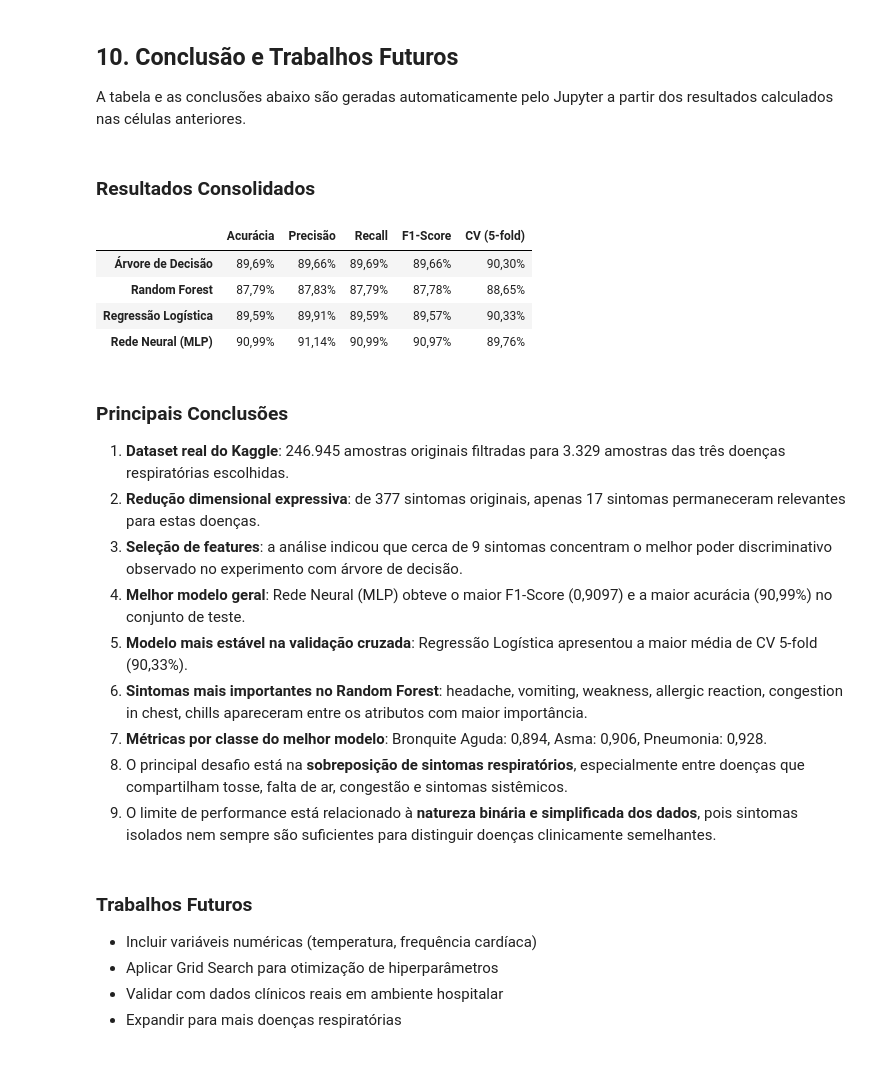
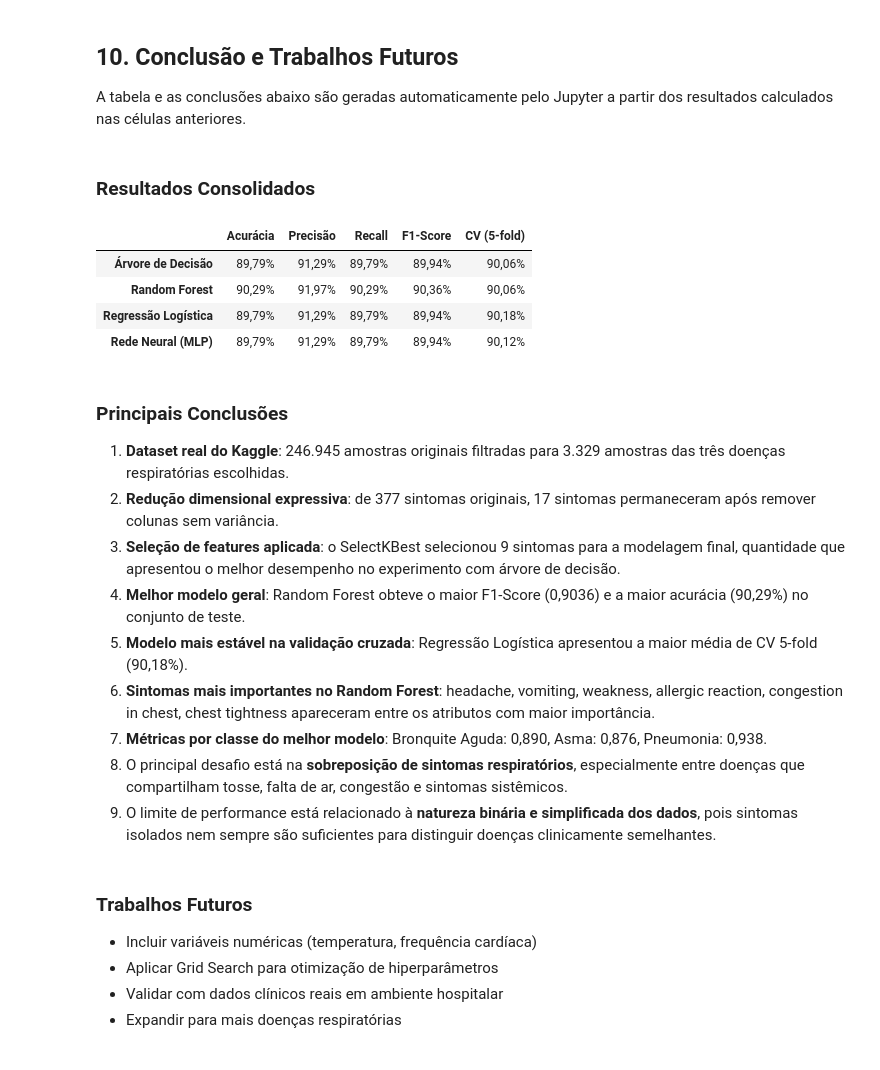
Before and after one commit to figueirego/classificacao-doencas-respiratorias, a Jupyter notebook: projeto_classificacao_doencas.ipynb, the cells around one changed output. Drawn from its saved outputs; the diff is of its cells as text; code cells hidden in the pictures.

```diff
--- a/projeto_classificacao_doencas.ipynb
+++ b/projeto_classificacao_doencas.ipynb
@@ -305,11 +305,18 @@ ax.legend()
 plt.tight_layout()
 plt.show()
 
-# Usar todas as 17 features (poucas e todas relevantes)
-features_selecionadas = X.columns.tolist()
+# Selecionar automaticamente o melhor subconjunto de features pelo teste Chi-Quadrado
+k_melhor = k_valores[int(np.argmax(acuracias))]
+seletor_final = SelectKBest(chi2, k=k_melhor)
+seletor_final.fit(X, y_codificado)
+features_selecionadas = X.columns[seletor_final.get_support()].tolist()
+
 print(f'Total de features disponíveis: {n_total_features}')
-print(f'Features selecionadas: {len(features_selecionadas)} (todas com variância > 0)')
-print(f'Acurácia estabiliza em ~9 features (os 9 sintomas discriminativos)')
+print(f'Melhor quantidade de features pelo experimento: {k_melhor}')
+print(f'Features selecionadas para modelagem: {len(features_selecionadas)}')
+print('\nFeatures selecionadas:')
+for i, feature in enumerate(features_selecionadas, start=1):
+    print(f'  {i:2d}. {feature}')
 # %% [output]
 [figure]
 Total de features disponíveis: 17
@@ -587,49 +656,49 @@ top_features_txt = ', '.join(top_features)
 
 nomes_pt = {
     'Acute Bronchitis': 'Bronquite Aguda',
     'Asthma': 'Asma',
     'Pneumonia': 'Pneumonia',
 }
 f1_classes_txt = ', '.join(
     f'{nomes_pt.get(classe, classe)}: {decimal_br(f1_classe[i], 3)}'
     for i, classe in enumerate(classes_titulo)
 )
 
 display(Markdown('### Resultados Consolidados'))
 display(tabela_conclusao)
 
 conclusoes = f'''
 ### Principais Conclusões
 
 1. **Dataset real do Kaggle**: {inteiro_br(df_full.shape[0])} amostras originais filtradas para {inteiro_br(df.shape[0])} amostras das três doenças respiratórias escolhidas.
-2. **Redução dimensional expressiva**: de {df_full.shape[1] - 1} sintomas originais, apenas {len(features_selecionadas)} sintomas permaneceram relevantes para estas doenças.
-3. **Seleção de features**: a análise indicou que cerca de {k_melhor} sintomas concentram o melhor poder discriminativo observado no experimento com árvore de decisão.
+2. **Redução dimensional expressiva**: de {df_full.shape[1] - 1} sintomas originais, {n_total_features} sintomas permaneceram após remover colunas sem variância.
+3. **Seleção de features aplicada**: o SelectKBest selecionou {len(features_selecionadas)} sintomas para a modelagem final, quantidade que apresentou o melhor desempenho no experimento com árvore de decisão.
 4. **Melhor modelo geral**: {melhor_modelo} obteve o maior F1-Score ({decimal_br(metricas_melhor['F1-Score'])}) e a maior acurácia ({percentual(metricas_melhor['Acurácia'])}) no conjunto de teste.
 5. **Modelo mais estável na validação cruzada**: {modelo_cv} apresentou a maior média de CV 5-fold ({percentual(tabela_metricas.loc[modelo_cv, 'CV Média'])}).
 6. **Sintomas mais importantes no Random Forest**: {top_features_txt} apareceram entre os atributos com maior importância.
 7. **Métricas por classe do melhor modelo**: {f1_classes_txt}.
 8. O principal desafio está na **sobreposição de sintomas respiratórios**, especialmente entre doenças que compartilham tosse, falta de ar, congestão e sintomas sistêmicos.
 9. O limite de performance está relacionado à **natureza binária e simplificada dos dados**, pois sintomas isolados nem sempre são suficientes para distinguir doenças clinicamente semelhantes.
 '''
 
 display(Markdown(conclusoes))
 # %% [output]
 ### Resultados Consolidados
 |  | Acurácia | Precisão | Recall | F1-Score | CV (5-fold) |
-| Árvore de Decisão | 89,69% | 89,66% | 89,69% | 89,66% | 90,30% |
-| Random Forest | 87,79% | 87,83% | 87,79% | 87,78% | 88,65% |
-| Regressão Logística | 89,59% | 89,91% | 89,59% | 89,57% | 90,33% |
-| Rede Neural (MLP) | 90,99% | 91,14% | 90,99% | 90,97% | 89,76% |
+| Árvore de Decisão | 89,79% | 91,29% | 89,79% | 89,94% | 90,06% |
+| Random Forest | 90,29% | 91,97% | 90,29% | 90,36% | 90,06% |
+| Regressão Logística | 89,79% | 91,29% | 89,79% | 89,94% | 90,18% |
+| Rede Neural (MLP) | 89,79% | 91,29% | 89,79% | 89,94% | 90,12% |
 
 ### Principais Conclusões
 
 1. **Dataset real do Kaggle**: 246.945 amostras originais filtradas para 3.329 amostras das três doenças respiratórias escolhidas.
-2. **Redução dimensional expressiva**: de 377 sintomas originais, apenas 17 sintomas permaneceram relevantes para estas doenças.
-3. **Seleção de features**: a análise indicou que cerca de 9 sintomas concentram o melhor poder discriminativo observado no experimento com árvore de decisão.
-4. **Melhor modelo geral**: Rede Neural (MLP) obteve o maior F1-Score (0,9097) e a maior acurácia (90,99%) no conjunto de teste.
-5. **Modelo mais estável na validação cruzada**: Regressão Logística apresentou a maior média de CV 5-fold (90,33%).
-6. **Sintomas mais importantes no Random Forest**: headache, vomiting, weakness, allergic reaction, congestion in chest, chills apareceram entre os atributos com maior importância.
-7. **Métricas por classe do melhor modelo**: Bronquite Aguda: 0,894, Asma: 0,906, Pneumonia: 0,928.
+2. **Redução dimensional expressiva**: de 377 sintomas originais, 17 sintomas permaneceram após remover colunas sem variância.
+3. **Seleção de features aplicada**: o SelectKBest selecionou 9 sintomas para a modelagem final, quantidade que apresentou o melhor desempenho no experimento com árvore de decisão.
+4. **Melhor modelo geral**: Random Forest obteve o maior F1-Score (0,9036) e a maior acurácia (90,29%) no conjunto de teste.
+5. **Modelo mais estável na validação cruzada**: Regressão Logística apresentou a maior média de CV 5-fold (90,18%).
+6. **Sintomas mais importantes no Random Forest**: headache, vomiting, weakness, allergic reaction, congestion in chest, chest tightness apareceram entre os atributos com maior importância.
+7. **Métricas por classe do melhor modelo**: Bronquite Aguda: 0,890, Asma: 0,876, Pneumonia: 0,938.
 8. O principal desafio está na **sobreposição de sintomas respiratórios**, especialmente entre doenças que compartilham tosse, falta de ar, congestão e sintomas sistêmicos.
 9. O limite de performance está relacionado à **natureza binária e simplificada dos dados**, pois sintomas isolados nem sempre são suficientes para distinguir doenças clinicamente semelhantes.
 # %% [markdown]
```
Also changed, not shown: parts of 10 cells of this notebook.
